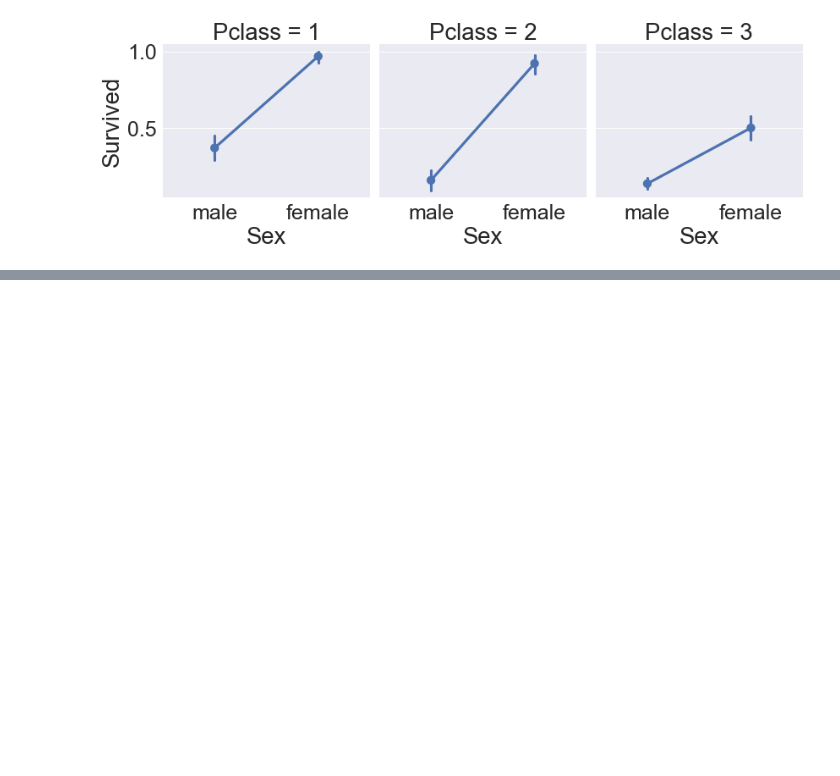
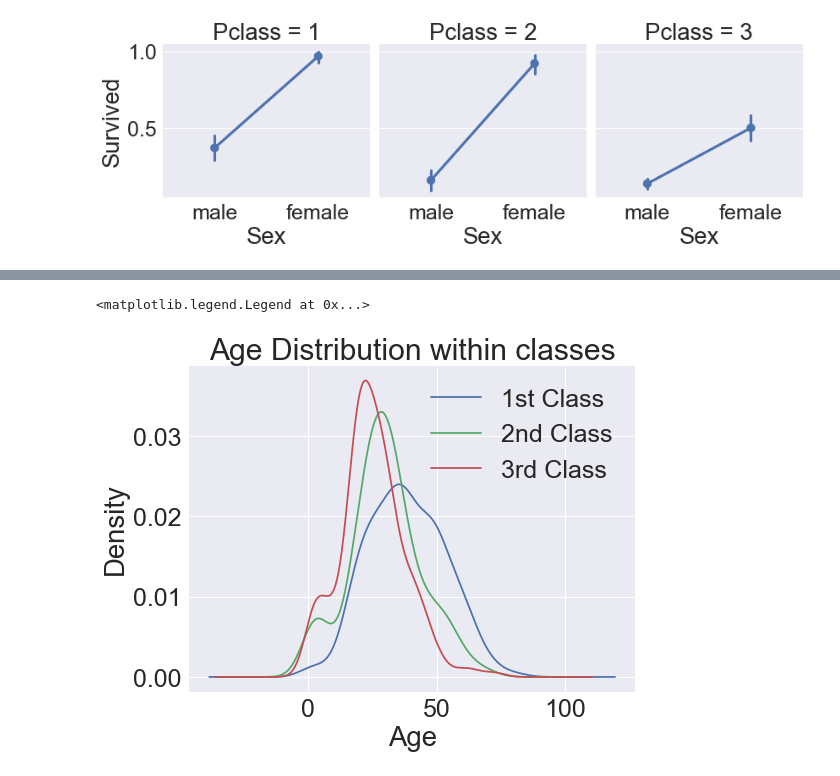
Before and after one commit to Jerrykim91/Pandas_Study, a Jupyter notebook: Titanic_from_Kaggle_kr/Titanic_01.ipynb, the cells around one changed output, grey strips where cells are left out. Saved outputs shown, nothing was run; the diff lists cells and outputs as text; code cells hidden in the pictures; blank space fills up the shorter version.

```diff
--- a/Titanic_from_Kaggle_kr/Titanic_01.ipynb
+++ b/Titanic_from_Kaggle_kr/Titanic_01.ipynb
@@ -533,0 +590,6 @@ sns.factorplot(x='Sex',y='Survived', col='Pclass',data=df_train, satureation=.5,
+# %%
+# 나이에 따른 클래스
+first_calss  = df_train['Age'][df_train['Pclass'] == 1]
+second_calss = df_train['Age'][df_train['Pclass'] == 2]
+third_calss  = df_train['Age'][df_train['Pclass'] == 3]
+print(first)
@@ -533,0 +614,20 @@ sns.factorplot(x='Sex',y='Survived', col='Pclass',data=df_train, satureation=.5,
+# %%
+# 클래스안 나이의 분포 확인
+plt.figure(figsize=(8,6))
+
+# 그래프 그리기
+first_calss.plot(kind='kde')
+second_calss.plot(kind='kde')
+third_calss.plot(kind='kde')
+
+plt.xlabel('Age')
+plt.title('Age Distribution within classes')
+# 이름표
+plt.legend(['1st Class','2nd Class','3rd Class'])
+
+# class 가 높을수록 나이 많은 사람의 비중이 커짐
+# 나이대가 변하면서 생존률이 어떻게 되는지 확인이 필요
+# 나이의 범위를 점점 넓혀가면서 생존률 확인
+# %% [output]
+<matplotlib.legend.Legend at 0x...>
+[figure, added]
```
Also changed, not shown: parts of 9 cells of this notebook.
